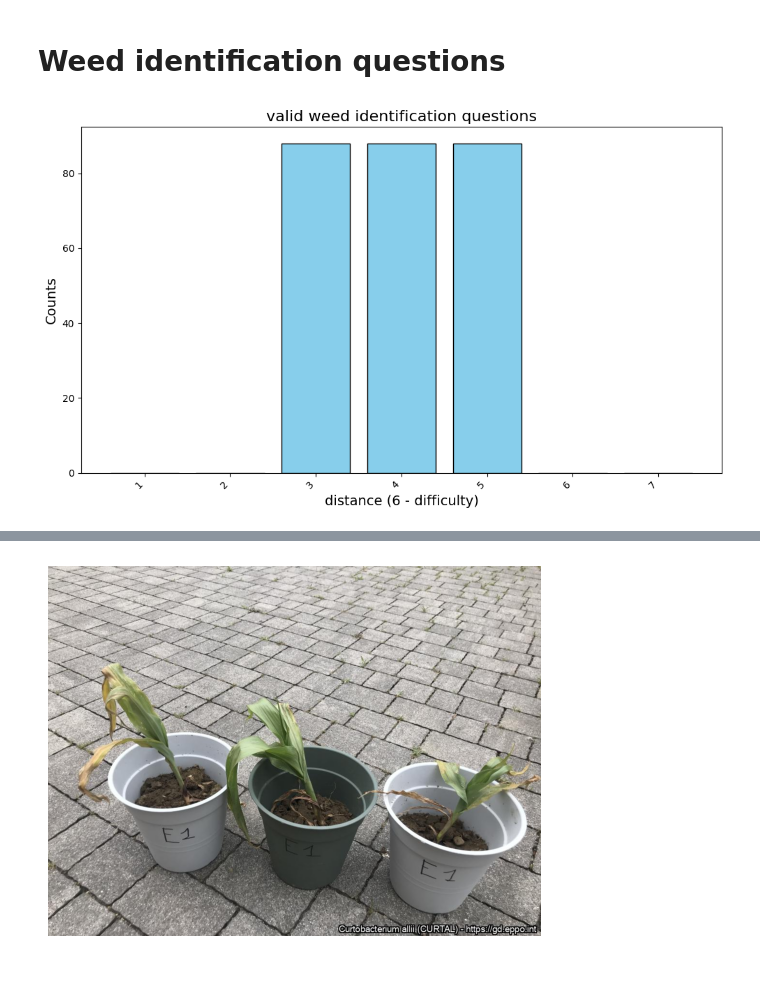
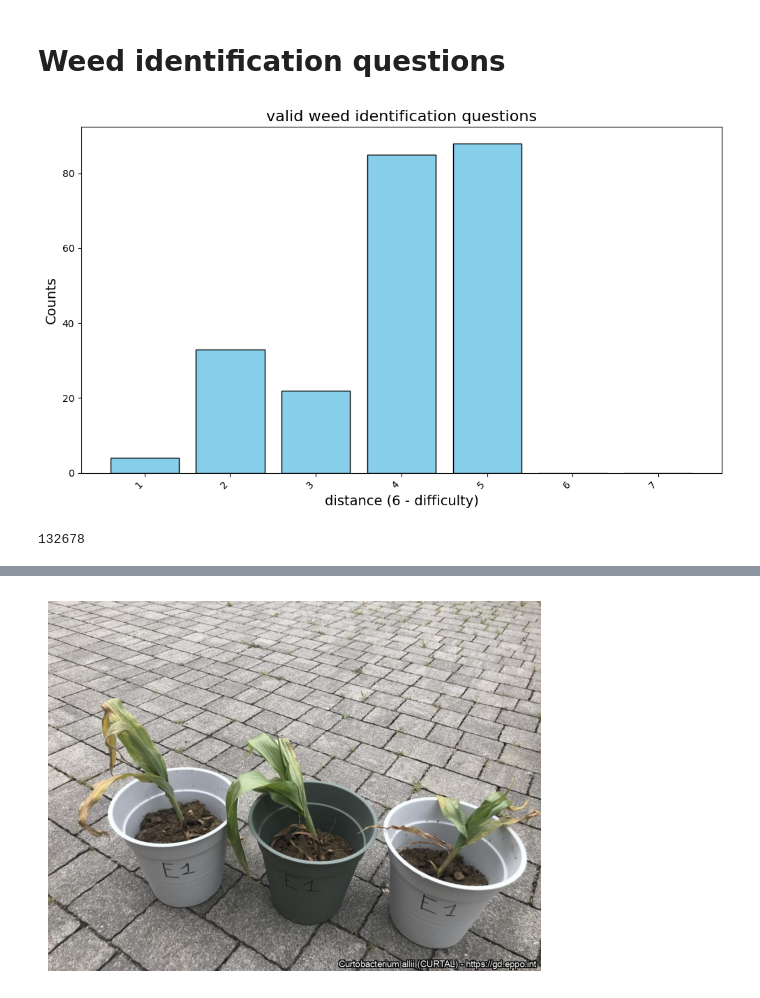
Before and after one commit to deepplants/AgriBench, a Jupyter notebook: identification.ipynb, the cells around one changed output, grey strips where cells are left out. Drawn from its saved outputs; the diff is of its cells as text; code cells hidden in the pictures.

```diff
--- a/identification.ipynb
+++ b/identification.ipynb
@@ -866,11 +856,15 @@ plot_histogram({k if k != 'Viruses_and_viroids' else 'Virus': len(v) for k, v in
 # %%
 count = {d: 0 for d in range(1, 8)}
 for d in count:
     for w in weed_taxons:
-        num_options = len(get_random_neighbors_weed(weed_taxon, distance=d, num=3))
+        num_options = len(w.get_random_neighbors_weed(distance=d, num=3))
         if num_options == 3:
             count[d] += 1
 
 plot_count_histogram(count, 'valid weed identification questions', 'distance (6 - difficulty)')
 # %% [output]
-[figure, old version]
+[figure, new version]
+# %%
+sum(len(v) for k,v in questions.items())
+# %% [output]
+132678
```
Also changed, not shown: parts of 6 cells of this notebook.
